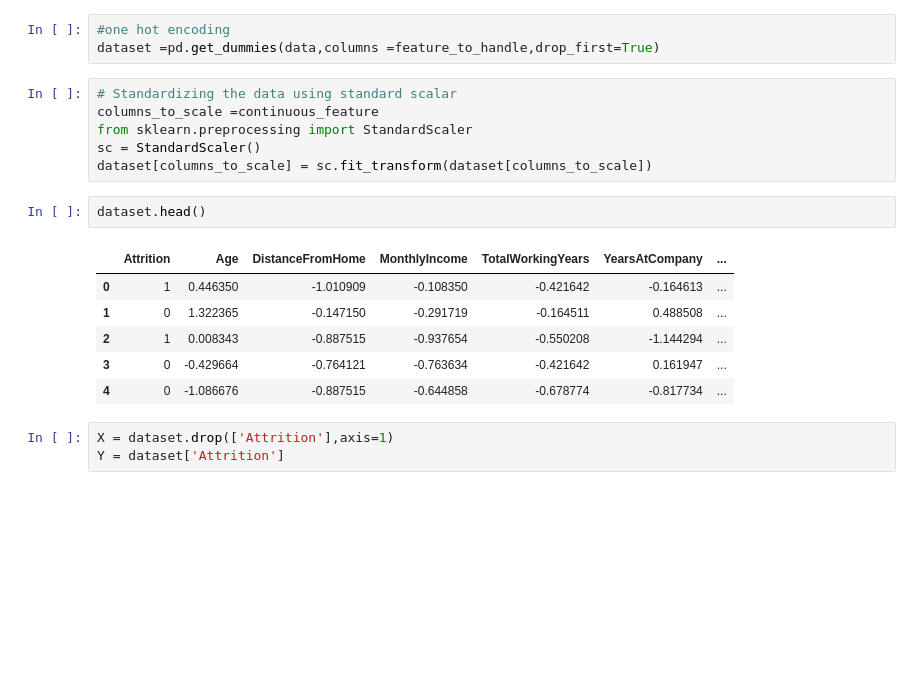
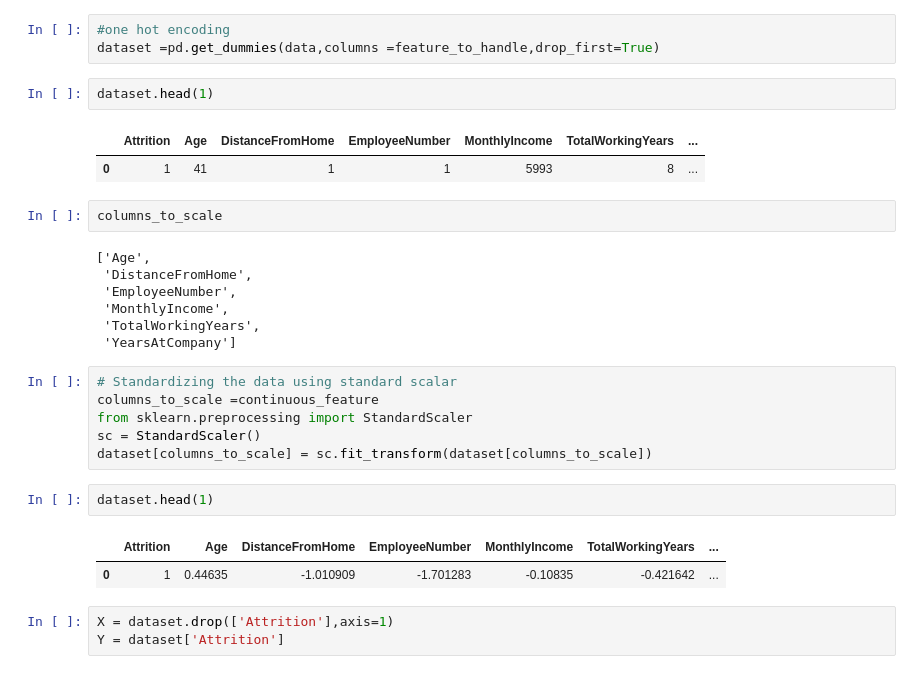
Before and after one commit to 24akhil/employee-churn-notebook, a Jupyter notebook: Employee_attrition_prediction.ipynb, the cells around one changed output. Saved outputs shown, nothing was run; the diff lists cells and outputs as text; blank space fills up the shorter version.

```diff
--- a/Employee_attrition_prediction.ipynb
+++ b/Employee_attrition_prediction.ipynb
@@ -305,6 +305,20 @@ One can find many ways to handle categorical data. Some of them categorical data
 # %%
 #one hot encoding
 dataset =pd.get_dummies(data,columns =feature_to_handle,drop_first=True)
+# %%
+dataset.head(1)
+# %% [output]
+|  | Attrition | Age | DistanceFromHome | EmployeeNumber | MonthlyIncome | TotalWorkingYears | ... |
+| 0 | 1 | 41 | 1 | 1 | 5993 | 8 | ... |
+# %%
+columns_to_scale
+# %% [output]
+['Age',
+ 'DistanceFromHome',
+ 'EmployeeNumber',
+ 'MonthlyIncome',
+ 'TotalWorkingYears',
+ 'YearsAtCompany']
 # %%
 # Standardizing the data using standard scalar
 columns_to_scale =continuous_feature
@@ -312,14 +326,10 @@ from sklearn.preprocessing import StandardScaler
 sc = StandardScaler()
 dataset[columns_to_scale] = sc.fit_transform(dataset[columns_to_scale])
 # %%
-dataset.head()
+dataset.head(1)
 # %% [output]
-|  | Attrition | Age | DistanceFromHome | MonthlyIncome | TotalWorkingYears | YearsAtCompany | ... |
-| 0 | 1 | 0.446350 | -1.010909 | -0.108350 | -0.421642 | -0.164613 | ... |
-| 1 | 0 | 1.322365 | -0.147150 | -0.291719 | -0.164511 | 0.488508 | ... |
-| 2 | 1 | 0.008343 | -0.887515 | -0.937654 | -0.550208 | -1.144294 | ... |
-| 3 | 0 | -0.429664 | -0.764121 | -0.763634 | -0.421642 | 0.161947 | ... |
-| 4 | 0 | -1.086676 | -0.887515 | -0.644858 | -0.678774 | -0.817734 | ... |
+|  | Attrition | Age | DistanceFromHome | EmployeeNumber | MonthlyIncome | TotalWorkingYears | ... |
+| 0 | 1 | 0.44635 | -1.010909 | -1.701283 | -0.10835 | -0.421642 | ... |
 # %%
 X = dataset.drop(['Attrition'],axis=1)
 Y = dataset['Attrition']
```
Also changed, not shown: parts of 15 cells of this notebook, 6 other files.
